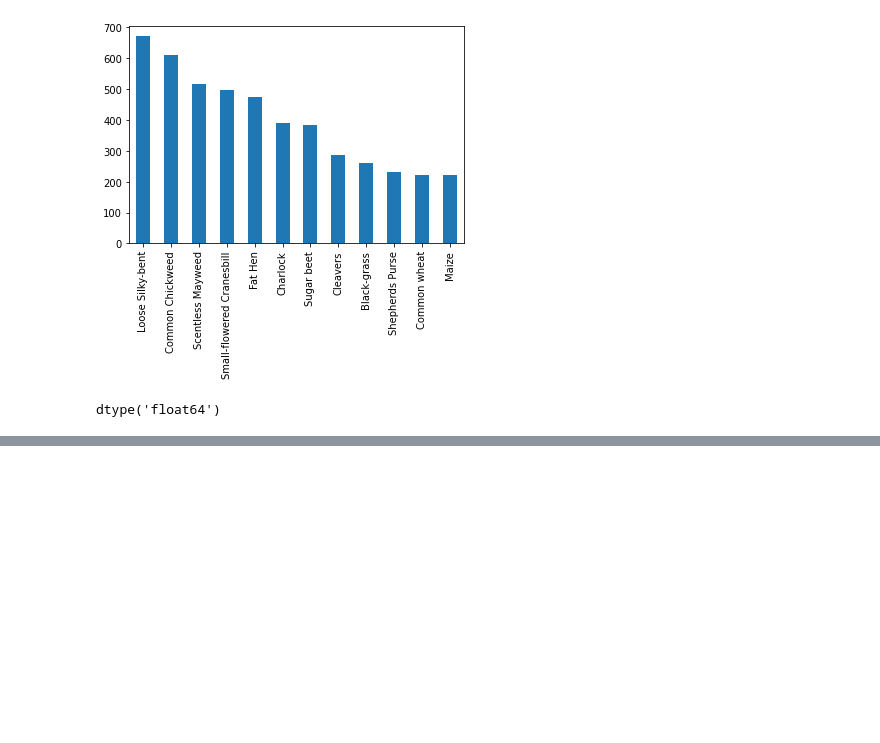
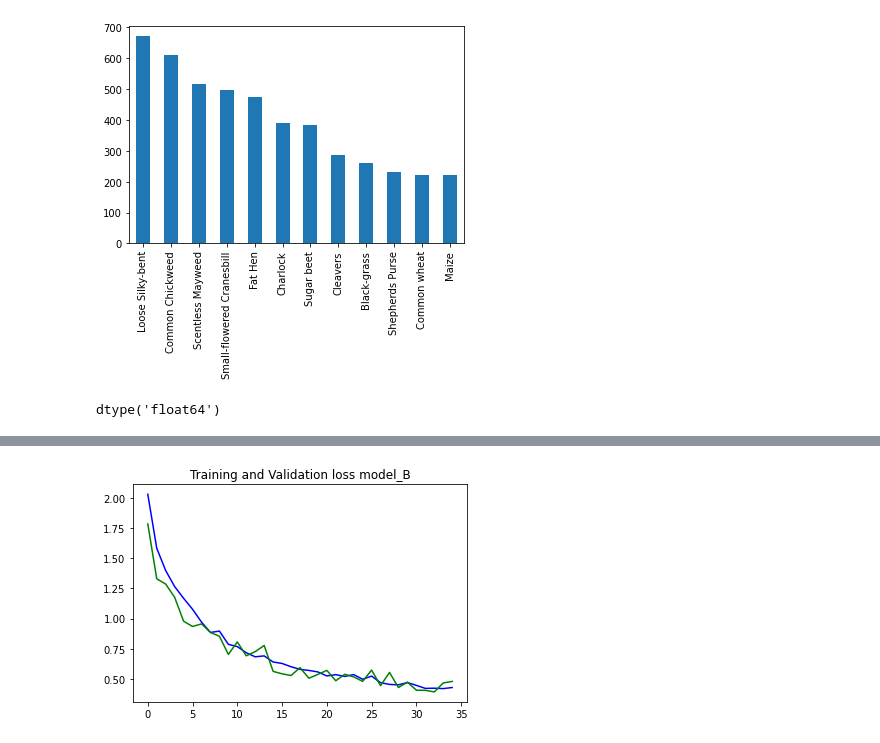
Before and after one commit to varunkr24/CNN-Image-Classification-1, a Jupyter notebook: CNN_Plant_Seedling.ipynb, the cells around one changed output, grey strips where cells are left out. Saved outputs shown, nothing was run; the diff lists cells and outputs as text; code cells hidden in the pictures; blank space fills up the shorter version.

```diff
--- a/CNN_Plant_Seedling.ipynb
+++ b/CNN_Plant_Seedling.ipynb
@@ -299,0 +351,8 @@ _________________________________________________________________
+# %%
+# plot training and validation loss
+plt.plot(history_B.history['loss'],'b') #train loss
+plt.plot(history_B.history['val_loss'],'g') #val loss
+plt.title('Training and Validation loss model_B')
+plt.show()
+# %% [output]
+[figure, added]
```
Also changed, not shown: parts of 11 cells of this notebook.
